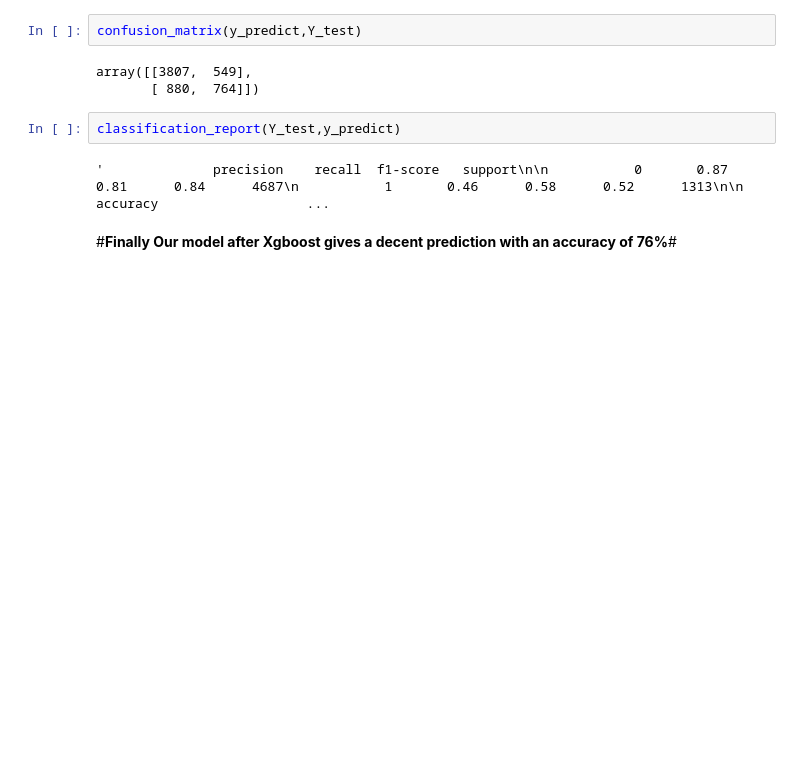
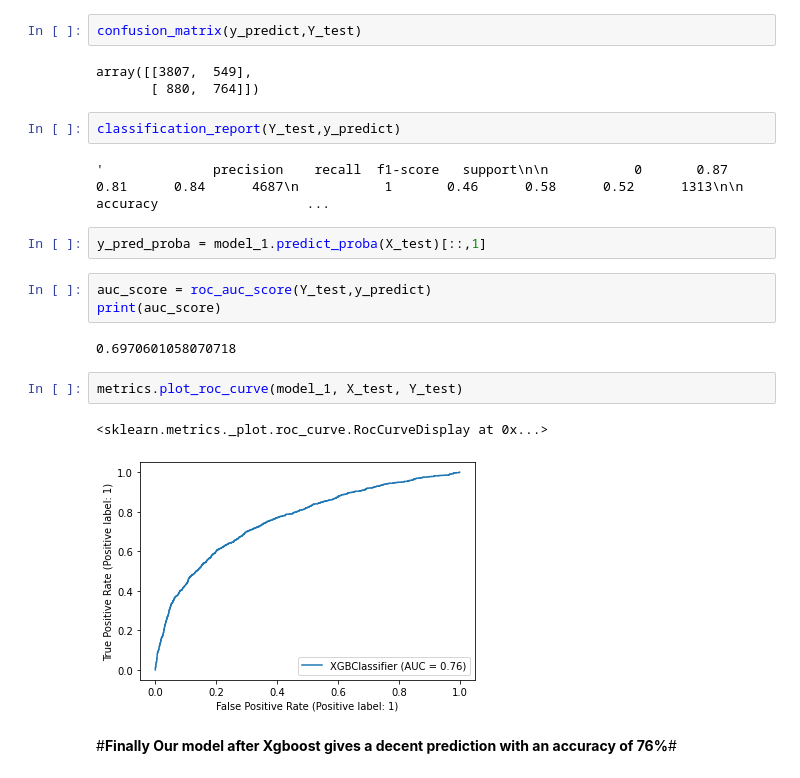
Before and after one commit to Aman7Rathore/Credit_card_default_predictio-, a Jupyter notebook: Copy_of_Credit_Card_Default_Prediction_Capstone_Project.ipynb, the cells around one changed output. Cells and saved outputs as stored; diff of their text form; blank space fills up the shorter version.

```diff
--- a/Copy_of_Credit_Card_Default_Prediction_Capstone_Project.ipynb
+++ b/Copy_of_Credit_Card_Default_Prediction_Capstone_Project.ipynb
@@ -343,5 +372,17 @@ array([[3807,  549],
 classification_report(Y_test,y_predict)
 # %% [output]
 '              precision    recall  f1-score   support\n\n           0       0.87      0.81      0.84      4687\n           1       0.46      0.58      0.52      1313\n\n    accuracy                   ...
+# %%
+y_pred_proba = model_1.predict_proba(X_test)[::,1]
+# %%
+auc_score = roc_auc_score(Y_test,y_predict)
+print(auc_score)
+# %% [output]
+0.6970601058070718
+# %%
+metrics.plot_roc_curve(model_1, X_test, Y_test)
+# %% [output]
+<sklearn.metrics._plot.roc_curve.RocCurveDisplay at 0x...>
+[figure, added]
 # %% [markdown]
 #**Finally Our model after Xgboost gives a decent prediction with an accuracy of 76%**#
```
Also changed, not shown: parts of 7 cells of this notebook.
